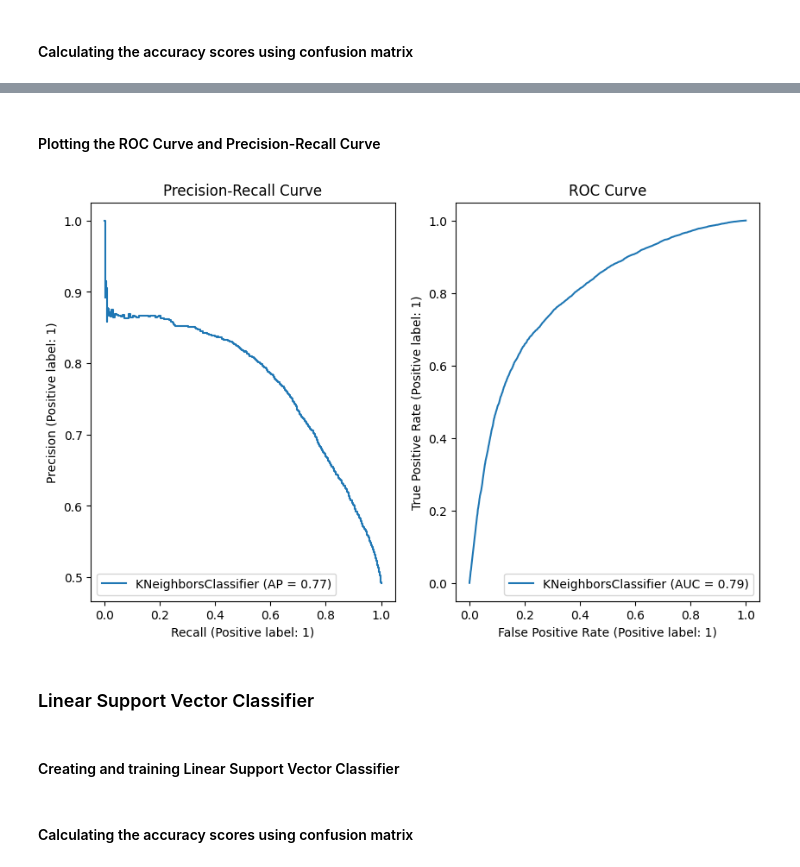
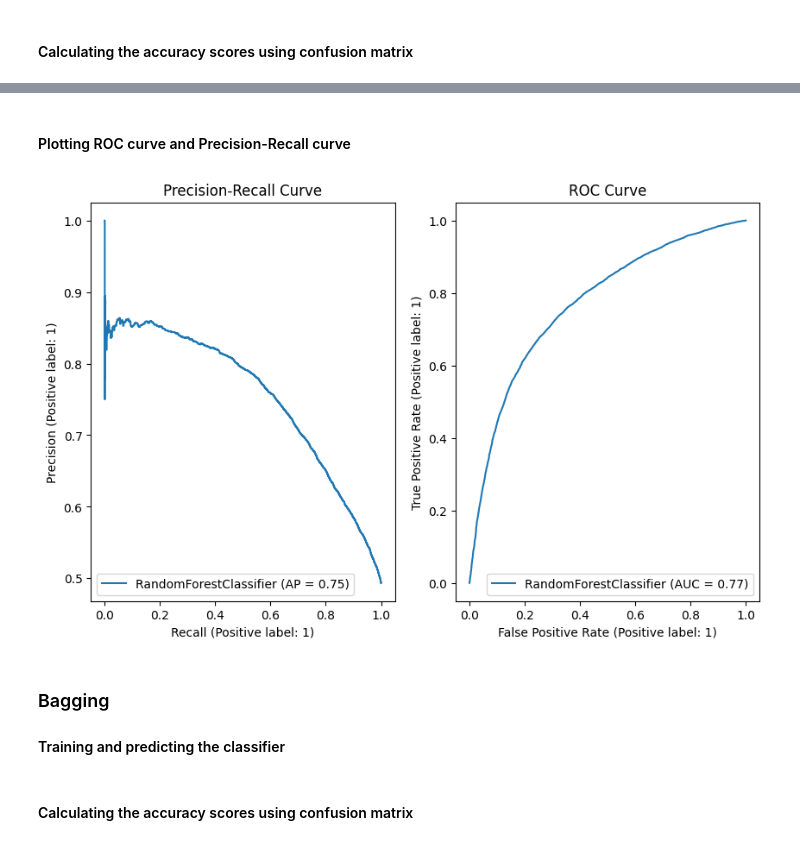
Before and after one commit to Shivam-3921/cardio_disease_prediction, a Jupyter notebook: cardio_disease.ipynb, the cells around one changed output, grey strips where cells are left out. Saved outputs shown, nothing was run; the diff lists cells and outputs as text; code cells hidden in the pictures.

```diff
--- a/cardio_disease.ipynb
+++ b/cardio_disease.ipynb
@@ -402,0 +418,15 @@ y_pred = KNN.predict(X_test)
+# %%
+scores = []
+
+#performing 5-fold cross validation and tuning the classification models
+for model_name, param in models.items():
+    classifier = GridSearchCV(estimator= param["model"], param_grid= param["params_grid"], cv= ShuffleSplit(n_splits=5, test_size=0.3), scoring= "recall", n_jobs=-1)
+    classifier.fit(X_train, y_train)
+    scores.append({
+        "model" : model_name,
+        "best_params" : classifier.best_params_,
+        "best_score" : classifier.best_score_
+    })
+
+scores = pd.DataFrame(scores, columns= ["model", "best_params", "best_score"]).sort_values(by = "best_score").sort_values(by = "best_score", ascending= False)
+scores
@@ -403,3 +449,7 @@ y_pred = KNN.predict(X_test)
+# %%
+Random_Forest = RandomForestClassifier(n_estimators=1000, criterion= "gini")
+Random_Forest = Random_Forest.fit(X_train,y_train)
+y_pred = Random_Forest.predict(X_test)
 # %% [markdown]
 #### Calculating the accuracy scores using confusion matrix
 # %%
@@ -432,17 +482,13 @@ F1_score: 69.68%
 # %% [markdown]
-#### Plotting the ROC Curve and Precision-Recall Curve
+#### Plotting ROC curve and Precision-Recall curve
 # %%
 recall = recall_score(y_test, y_pred)
 fpr , tpr, thresholds = roc_curve(y_test, y_pred)
 fig,ax = plt.subplots(1,2, figsize = (10,6))
-PrecisionRecallDisplay(precision= precision, recall= recall).from_estimator(KNN, X_test, y_test, ax= ax[0])
-RocCurveDisplay(fpr = fpr,tpr = tpr, roc_auc= auc(fpr,tpr)).from_estimator(KNN, X_test, y_test, ax= ax[1])
+PrecisionRecallDisplay(precision= precision, recall= recall).from_estimator(Random_Forest, X_test, y_test, ax= ax[0])
+RocCurveDisplay(fpr = fpr,tpr = tpr, roc_auc= auc(fpr,tpr)).from_estimator(Random_Forest, X_test, y_test, ax= ax[1])
 ax[0].set_title("Precision-Recall Curve")
 ax[1].set_title("ROC Curve")
 plt.show()
 # %% [output]
-[figure, old version]
+[figure, new version]
-# %% [markdown]
-### Linear Support Vector Classifier
-# %% [markdown]
-#### Creating and training Linear Support Vector Classifier
@@ -452,0 +495,3 @@ y_pred = Linear_SVM.predict(X_test)
+# %% [markdown]
+### Bagging
+#### Training and predicting the classifier
```
Also changed, not shown: parts of 83 cells of this notebook.
